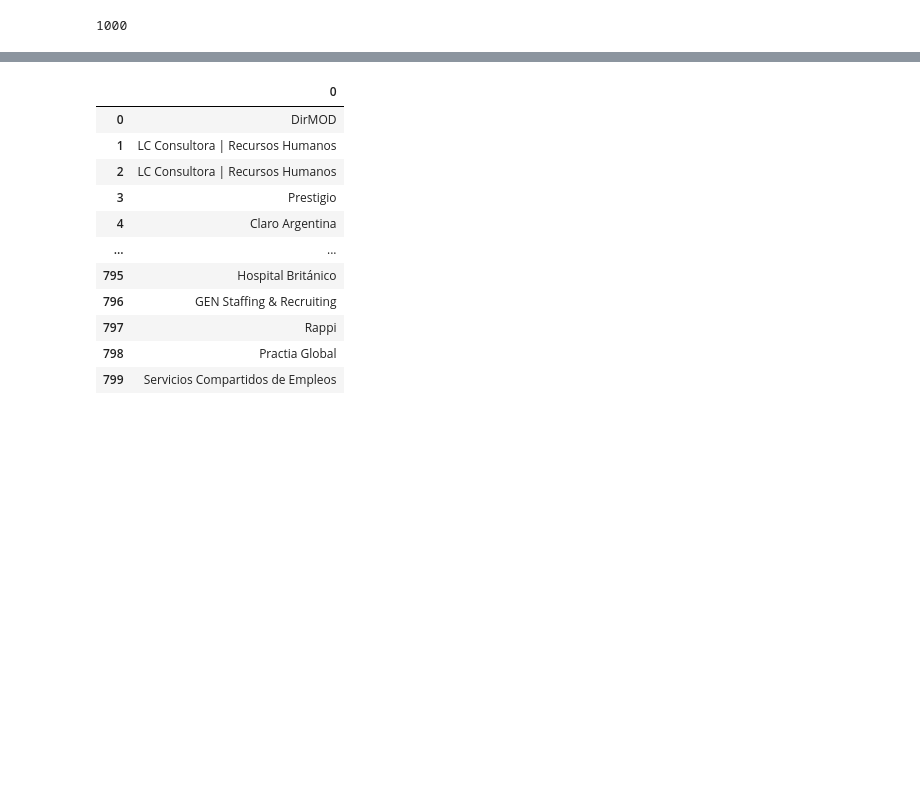
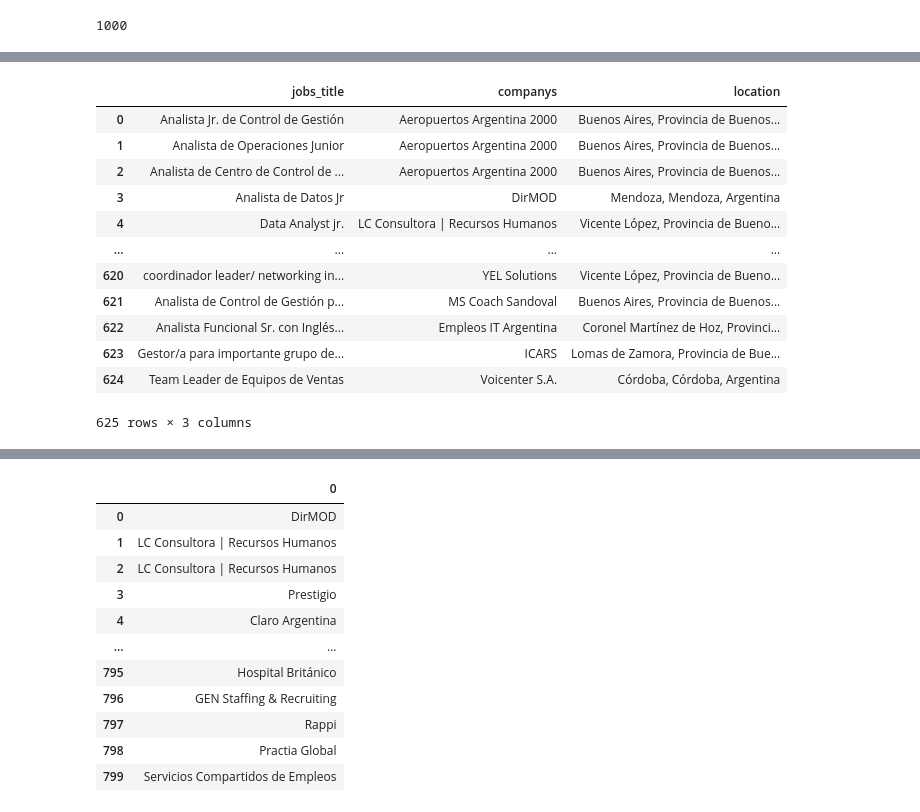
Before and after one commit to julieta77/ProjectWebScraping, a Jupyter notebook: prueba.ipynb, the cells around one changed output, grey strips where cells are left out. Drawn from its saved outputs; the diff is of its cells as text; code cells hidden in the pictures; blank space fills up the shorter version.

```diff
--- a/prueba.ipynb
+++ b/prueba.ipynb
@@ -72,0 +73,9 @@ len(company_names)
+# %%
+titles = driver.find_elements(By.CLASS_NAME, 'base-search-card__title')
+
+# Inicializar una lista para almacenar los nombres de compañías
+titles_names = []
+
+# Iterar a través de los elementos y agregar los nombres a la lista
+for title in titles:
+    titles_names.append(title.text)
@@ -72,0 +106,9 @@ len(company_names)
+# %%
+locations = driver.find_elements(By.CLASS_NAME, 'job-search-card__location')
+
+# Inicializar una lista para almacenar los nombres de compañías
+locations_names = []
+
+# Iterar a través de los elementos y agregar los nombres a la lista
+for location in locations:
+    locations_names.append(location.text)
@@ -72,0 +172,18 @@ len(company_names)
+# %%
+df = pd.DataFrame({'jobs_title':titles_names,'companys':company_names, 'location':locations_names})
+# %%
+df
+# %% [output]
+|  | jobs_title | companys | location |
+| 0 | Analista Jr. de Control de Gestión | Aeropuertos Argentina 2000 | Buenos Aires, Provincia de Buenos... |
+| 1 | Analista de Operaciones Junior | Aeropuertos Argentina 2000 | Buenos Aires, Provincia de Buenos... |
+| 2 | Analista de Centro de Control de ... | Aeropuertos Argentina 2000 | Buenos Aires, Provincia de Buenos... |
+| 3 | Analista de Datos Jr | DirMOD | Mendoza, Mendoza, Argentina |
+| 4 | Data Analyst jr. | LC Consultora | Recursos Humanos | Vicente López, Provincia de Bueno... |
+| ... | ... | ... | ... |
+| 620 | coordinador leader/ networking in... | YEL Solutions | Vicente López, Provincia de Bueno... |
+| 621 | Analista de Control de Gestión p... | MS Coach Sandoval | Buenos Aires, Provincia de Buenos... |
+| 622 | Analista Funcional Sr. con Inglés... | Empleos IT Argentina | Coronel Martínez de Hoz, Provinci... |
+| 623 | Gestor/a para importante grupo de... | ICARS | Lomas de Zamora, Provincia de Bue... |
+| 624 | Team Leader de Equipos de Ventas | Voicenter S.A. | Córdoba, Córdoba, Argentina |
+625 rows × 3 columns
```
Also changed, not shown: parts of 17 cells of this notebook.
